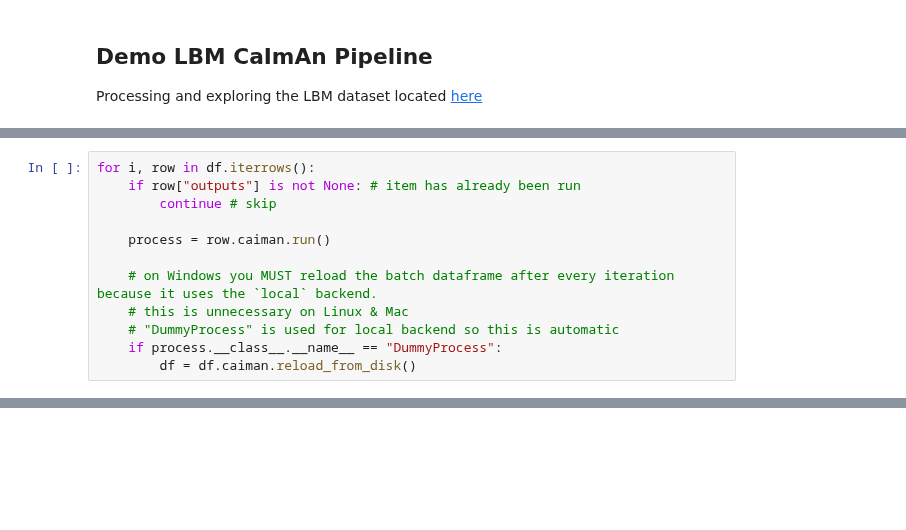
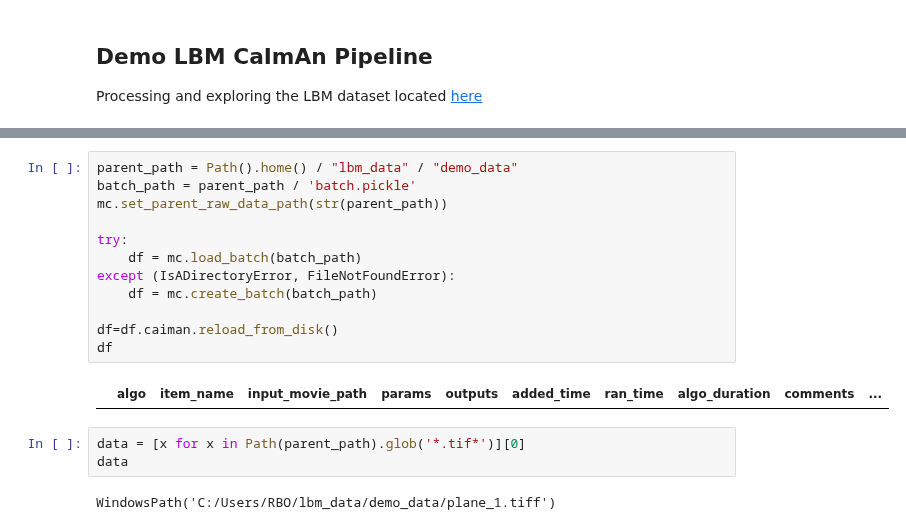
Before and after one commit to MillerBrainObservatory/LBM-CaImAn-Python, a Jupyter notebook: demos/render/demo_pipeline.ipynb, the cells around one changed output, grey strips where cells are left out. Saved outputs shown, nothing was run; the diff lists cells and outputs as text; blank space fills up the shorter version.

```diff
--- a/demos/render/demo_pipeline.ipynb
+++ b/demos/render/demo_pipeline.ipynb
@@ -180,12 +4,0 @@ for gSig, k, r_val, merge_val in parameter_grid:
-# %%
-for i, row in df.iterrows():
-    if row["outputs"] is not None: # item has already been run
-        continue # skip
-
-    process = row.caiman.run()
-
-    # on Windows you MUST reload the batch dataframe after every iteration because it uses the `local` backend.
-    # this is unnecessary on Linux & Mac
-    # "DummyProcess" is used for local backend so this is automatic
-    if process.__class__.__name__ == "DummyProcess":
-        df = df.caiman.reload_from_disk()
@@ -378,0 +64,19 @@ ValueError: dimension mismatch
+# %%
+parent_path = Path().home() / "lbm_data" / "demo_data"
+batch_path = parent_path / 'batch.pickle'
+mc.set_parent_raw_data_path(str(parent_path))
+
+try:
+    df = mc.load_batch(batch_path)
+except (IsADirectoryError, FileNotFoundError):
+    df = mc.create_batch(batch_path)
+
+df=df.caiman.reload_from_disk()
+df
+# %% [output]
+|  | algo | item_name | input_movie_path | params | outputs | added_time | ran_time | algo_duration | comments | ... |
+# %%
+data = [x for x in Path(parent_path).glob('*.tif*')][0]
+data
+# %% [output]
+WindowsPath('C:/Users/RBO/lbm_data/demo_data/plane_1.tiff')
```
Also changed, not shown: parts of 39 cells of this notebook, 5 other files.
